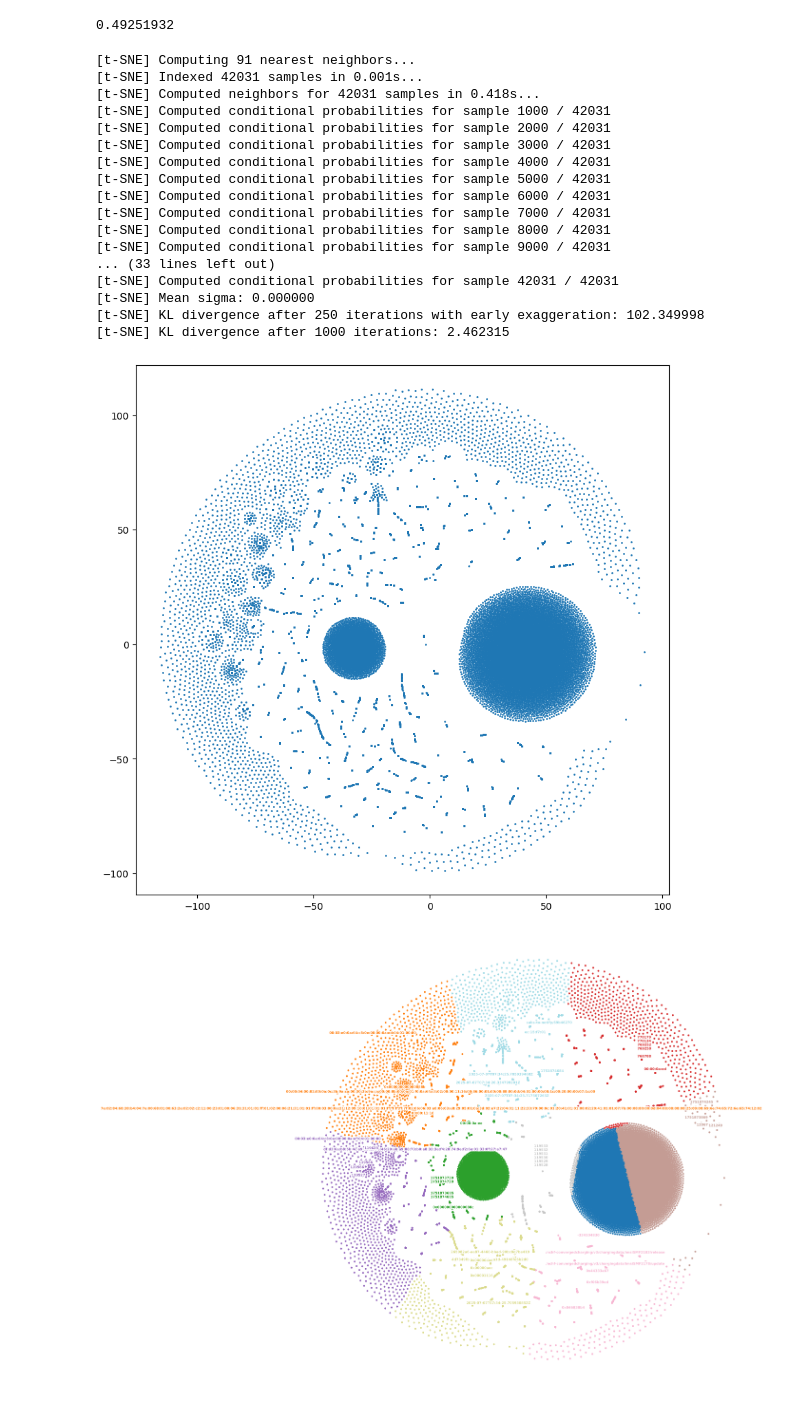
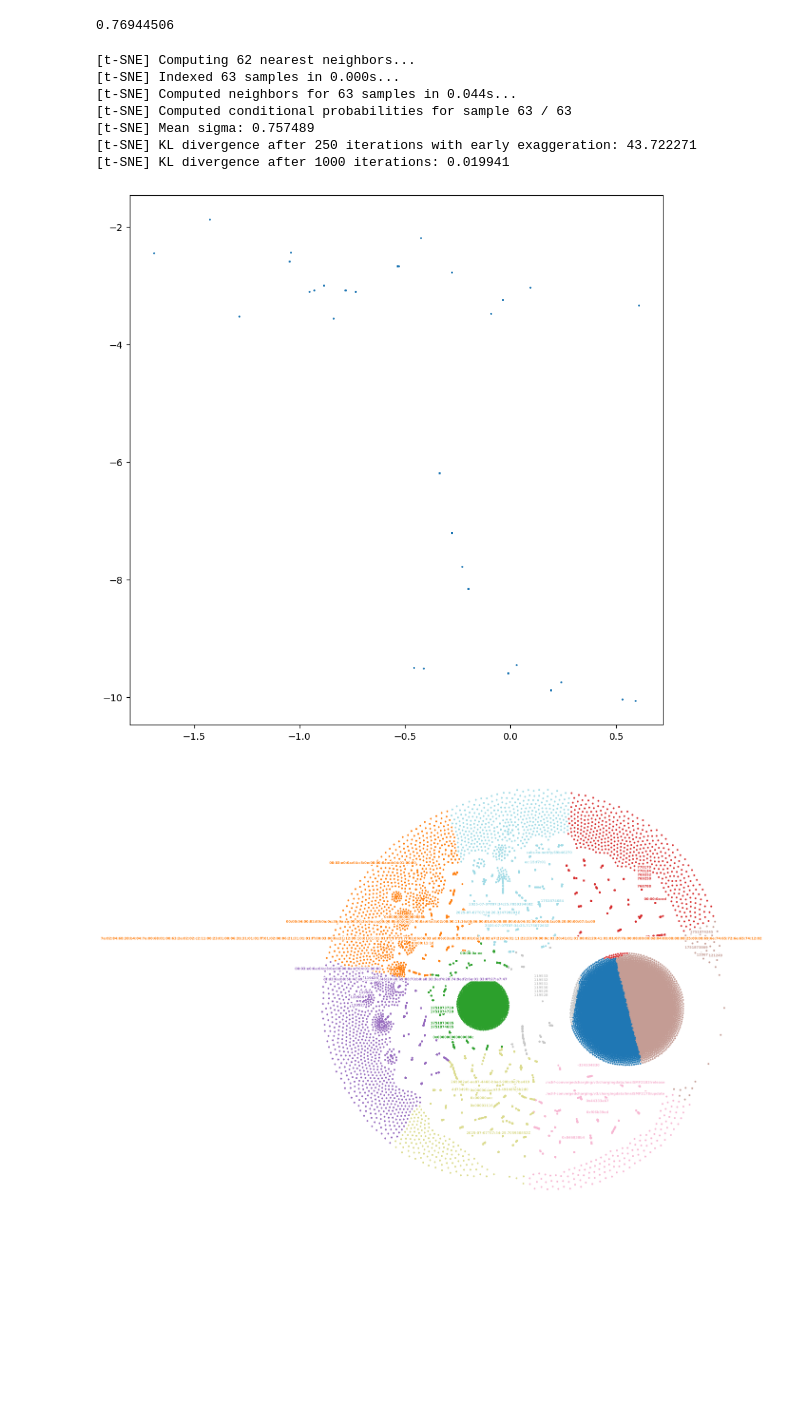
Before and after one commit to thomas-hoger/5G-Anomaly-Detection, a Jupyter notebook: notebooks/analysis_latent_space.ipynb, the cells around one changed output. Saved outputs shown, nothing was run; the diff lists cells and outputs as text; code cells hidden in the pictures; blank space fills up the shorter version.

```diff
--- a/notebooks/analysis_latent_space.ipynb
+++ b/notebooks/analysis_latent_space.ipynb
@@ -1,7 +1,7 @@
 # %%
 import pickle
 
-data = pickle.load(open('../data/model_data_history/val/0.pkl', 'rb'))
+data = pickle.load(open('../data/model_data_history/test/test.pkl', 'rb'))
 # %%
 from sklearn.metrics.pairwise import cosine_similarity
 import numpy as np
@@ -10,53 +10,43 @@ import numpy as np
 # Censé être + élevé au test qu'au train (embeddings + éloignés)
 
 for batch in data:
-    S = cosine_similarity(batch.latent_space.detach().numpy())
+    S = cosine_similarity(batch.detach())
     mask = ~np.eye(S.shape[0], dtype=bool)
     mean_similarity = S[mask].mean()
     print(mean_similarity)
     break
 # %% [output]
-0.49251932
+0.76944506
 # %%
 import matplotlib.pyplot as plt
 from sklearn.manifold import TSNE
 
 for batch in data:
 
     tsne = TSNE(
         n_components=2,
         perplexity=30,
         learning_rate='auto',
         init='random',
         max_iter=1000,
         verbose=1
     )
 
-    X_2d = tsne.fit_transform(batch.latent_space.detach().numpy())
+    X_2d = tsne.fit_transform(batch.detach().numpy())
 
     plt.figure(figsize=(10, 10))
     plt.scatter(X_2d[:, 0], X_2d[:, 1], s=1)
     plt.show()
     break
 # %% [output]
-[t-SNE] Computing 91 nearest neighbors...
-[t-SNE] Indexed 42031 samples in 0.001s...
-[t-SNE] Computed neighbors for 42031 samples in 0.418s...
-[t-SNE] Computed conditional probabilities for sample 1000 / 42031
-[t-SNE] Computed conditional probabilities for sample 2000 / 42031
-[t-SNE] Computed conditional probabilities for sample 3000 / 42031
-[t-SNE] Computed conditional probabilities for sample 4000 / 42031
-[t-SNE] Computed conditional probabilities for sample 5000 / 42031
-[t-SNE] Computed conditional probabilities for sample 6000 / 42031
-[t-SNE] Computed conditional probabilities for sample 7000 / 42031
-[t-SNE] Computed conditional probabilities for sample 8000 / 42031
-[t-SNE] Computed conditional probabilities for sample 9000 / 42031
-... (33 lines left out)
-[t-SNE] Computed conditional probabilities for sample 42031 / 42031
-[t-SNE] Mean sigma: 0.000000
-[t-SNE] KL divergence after 250 iterations with early exaggeration: 102.349998
-[t-SNE] KL divergence after 1000 iterations: 2.462315
+[t-SNE] Computing 62 nearest neighbors...
+[t-SNE] Indexed 63 samples in 0.000s...
+[t-SNE] Computed neighbors for 63 samples in 0.044s...
+[t-SNE] Computed conditional probabilities for sample 63 / 63
+[t-SNE] Mean sigma: 0.757489
+[t-SNE] KL divergence after 250 iterations with early exaggeration: 43.722271
+[t-SNE] KL divergence after 1000 iterations: 0.019941
-[figure, old version]
+[figure, new version]
 # %%
 import matplotlib.pyplot as plt
 import numpy as np
```
Also changed, not shown: 27 other files.
